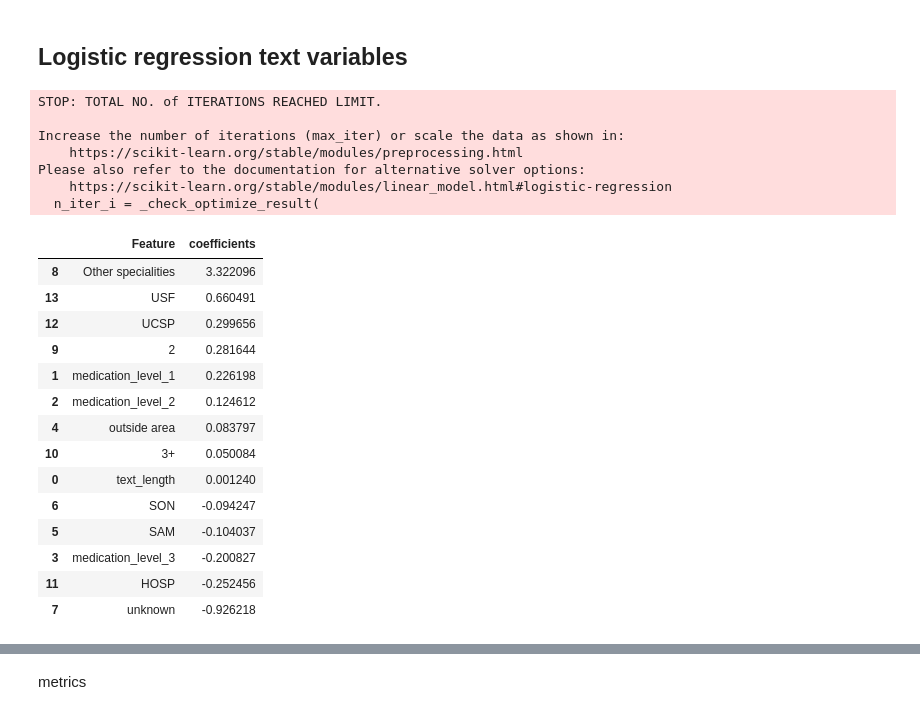
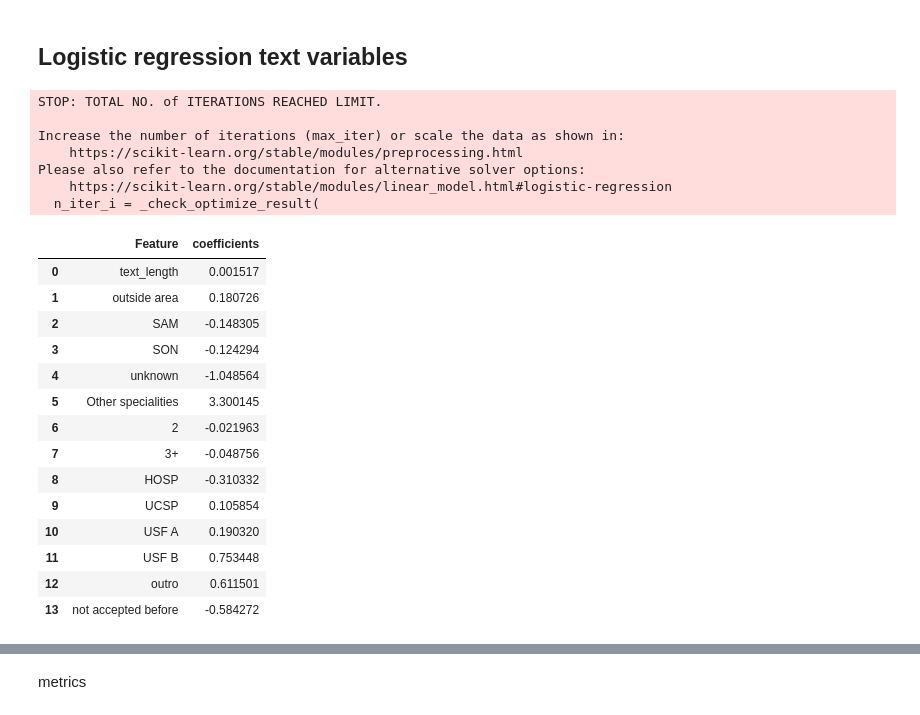
Before and after one commit to Data-Science-Knowledge-Center-Nova-SBE/PBL-HGO, a Jupyter notebook: logistic_regression_NLP.ipynb, the cells around one changed output, grey strips where cells are left out. Drawn from its saved outputs; the diff is of its cells as text; code cells hidden in the pictures.

```diff
--- a/logistic_regression_NLP.ipynb
+++ b/logistic_regression_NLP.ipynb
@@ -104,7 +140,7 @@ Index([          'ID_DOENTE',            'PROCESSO',      'COD_REFERENCIA',
 # %%
 data=data[data['text_length']>0]
-data['medication_count']=data['medication_level_1']+data['medication_level_2']+data['medication_level_3']
-data['medication_concentration']=data['medication_count']/data['text_length']
+#data['medication_count']=data['medication_level_1']+data['medication_level_2']+data['medication_level_3']
+#data['medication_concentration']=data['medication_count']/data['text_length']
 data
 # %% [output]
 |  | ID_DOENTE | PROCESSO | COD_REFERENCIA | COD_PZ | COD_UNID_SAUDE_PROV | UNID_PROV | TIPO_UNID | ... |
@@ -124,38 +160,38 @@ data
 ## Logistic regression text variables
 # %%
 #split dataset in features and target variable// Question: is it the right option?
-eliminate_cols=['medication_count','medication_concentration','ID_DOENTE','PROCESSO','COD_REFERENCIA','result','COD_PZ','COD_UNID_SAUDE_PROV','UNID_PROV','TIPO_UNID','COD_CTH_PRIOR','CTH_PRIOR','COD_MOTIVO_RECUSA','DES_MOTIVO_RECUSA','COD_ESPECIALIDADE','DES_ESPECIALIDADE','agrupadora','OUTRA_ENTIDADE','DATA_RECEPCAO','DATA_ENVIO','DATA_RETORNO','NUM_TAXA','ESTADO','DATA_MARCACAO','DATA_REALIZACAO','OBSERVACOES','Mês_entrada','Ano_entrada','trata data recusa','resume saída','mês_saida','ano_saida','Texto','clean_text']
+eliminate_cols=['ID_DOENTE','PROCESSO','COD_REFERENCIA','result','COD_PZ','COD_UNID_SAUDE_PROV','UNID_PROV','TIPO_UNID','COD_CTH_PRIOR','CTH_PRIOR','COD_MOTIVO_RECUSA','DES_MOTIVO_RECUSA','COD_ESPECIALIDADE','DES_ESPECIALIDADE','agrupadora','OUTRA_ENTIDADE','DATA_RECEPCAO','DATA_ENVIO','DATA_RETORNO','NUM_TAXA','ESTADO','DATA_MARCACAO','DATA_REALIZACAO','OBSERVACOES','Mês_entrada','Ano_entrada','trata data recusa','resume saída','mês_saida','ano_saida','Texto','clean_text']
 X = data.drop(eliminate_cols,axis=1)# Features
 y = data.result # Target variable
 features=X.columns
 #log_regression is defined in functions
 y_pred,coefficients,intercept,X_train, X_test, y_train, y_test=log_regression(X,y)
 df = pd.DataFrame(features, columns =['Feature'])
 df['coefficients']=coefficients.T
-df.sort_values(by= 'coefficients',ascending=False)
+df
 # %% [output]
 STOP: TOTAL NO. of ITERATIONS REACHED LIMIT.
 
 Increase the number of iterations (max_iter) or scale the data as shown in:
     https://scikit-learn.org/stable/modules/preprocessing.html
 Please also refer to the documentation for alternative solver options:
     https://scikit-learn.org/stable/modules/linear_model.html#logistic-regression
   n_iter_i = _check_optimize_result(
 |  | Feature | coefficients |
-| 8 | Other specialities | 3.322096 |
-| 13 | USF | 0.660491 |
-| 12 | UCSP | 0.299656 |
-| 9 | 2 | 0.281644 |
-| 1 | medication_level_1 | 0.226198 |
-| 2 | medication_level_2 | 0.124612 |
-| 4 | outside area | 0.083797 |
-| 10 | 3+ | 0.050084 |
-| 0 | text_length | 0.001240 |
-| 6 | SON | -0.094247 |
-| 5 | SAM | -0.104037 |
-| 3 | medication_level_3 | -0.200827 |
-| 11 | HOSP | -0.252456 |
-| 7 | unknown | -0.926218 |
+| 0 | text_length | 0.001517 |
+| 1 | outside area | 0.180726 |
+| 2 | SAM | -0.148305 |
+| 3 | SON | -0.124294 |
+| 4 | unknown | -1.048564 |
+| 5 | Other specialities | 3.300145 |
+| 6 | 2 | -0.021963 |
+| 7 | 3+ | -0.048756 |
+| 8 | HOSP | -0.310332 |
+| 9 | UCSP | 0.105854 |
+| 10 | USF A | 0.190320 |
+| 11 | USF B | 0.753448 |
+| 12 | outro | 0.611501 |
+| 13 | not accepted before | -0.584272 |
 # %%
 y_df = pd.DataFrame(y_test)
 distribution = y_df.value_counts()
```
Also changed, not shown: parts of 10 cells of this notebook, 1 other file.
